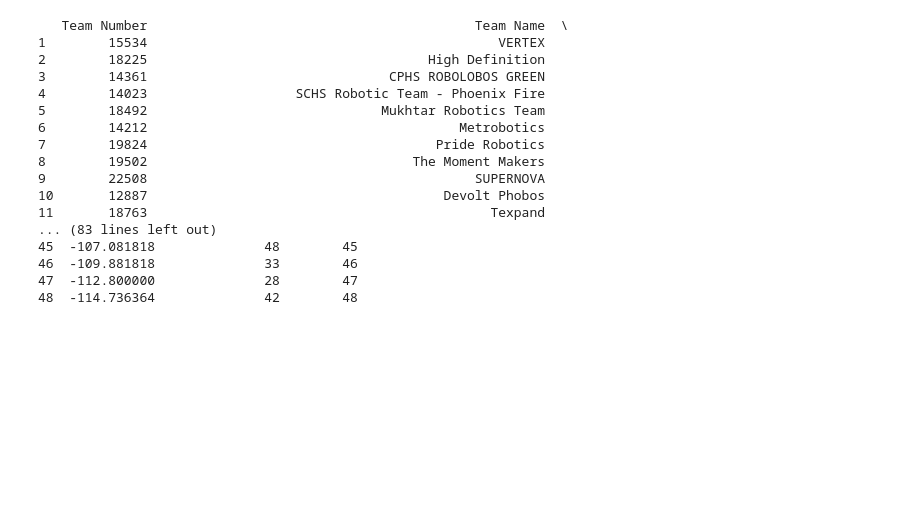
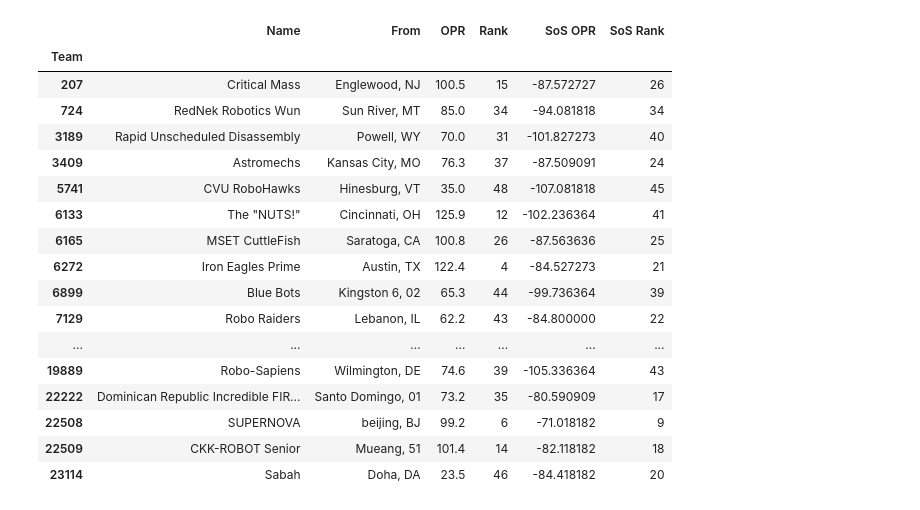
Before and after one commit to adurvasula35/worlds-2023-analysis, a Jupyter notebook: World's Cope.ipynb, the cells around one changed output. Cells and saved outputs as stored; diff of their text form; code cells hidden in the pictures; blank space fills up the shorter version.

```diff
--- a/World's Cope.ipynb
+++ b/World's Cope.ipynb
@@ -99,33 +7,10 @@ average_opr_dict = sorted(average_opr_dict.items(), key=lambda x:x[1], reverse =
-# %%
-# Full Rankings OPR Dict
-
-ranked_average_opr_dict = dict()
-count = 0
-rank = 1
-for team in average_opr_dict:
-    team_list = list()
-    team_list = [team[0], number_to_name[team[0]][0], average_opr_dict[count][1], placement_rankings[team[0]], rank]
-    ranked_average_opr_dict[str(rank)] = team_list
-    rank += 1
-    count += 1
-pretty_ranked_average_opr_dict = pd.DataFrame.from_dict(ranked_average_opr_dict, orient = "index")
-pretty_ranked_average_opr_dict.columns = ["Team Number", "Team Name", "Average OPR", "Final Placement", "OPR Rank"]
-print(pretty_ranked_average_opr_dict)
-# %% [output]
-   Team Number                                          Team Name  \
-1        15534                                             VERTEX
-2        18225                                    High Definition
-3        14361                               CPHS ROBOLOBOS GREEN
-4        14023                   SCHS Robotic Team - Phoenix Fire
-5        18492                              Mukhtar Robotics Team
-6        14212                                        Metrobotics
-7        19824                                     Pride Robotics
-8        19502                                  The Moment Makers
-9        22508                                          SUPERNOVA
-10       12887                                      Devolt Phobos
-11       18763                                            Texpand
-... (83 lines left out)
-45  -107.081818              48        45
-46  -109.881818              33        46
-47  -112.800000              28        47
-48  -114.736364              42        48
+# %%
+# CSVs to Dataframes
+
+team_data = pd.read_csv("opr_by_team.csv", index_col= "Team")
+team_data = team_data.join(pd.read_csv("number_to_name.csv", index_col = "Number"))
+team_data = team_data.join(pd.read_csv("placement_rankings.csv", index_col = "Team"))
+team_data.rename(columns={"Team OPRs": "OPR"}, inplace=True)
+order = ["Name", "From", "OPR", "Rank"]
+team_data = team_data[order]
+matches = pd.read_csv("matches.csv", index_col = "Match Number")
@@ -132,2 +38,28 @@ print(pretty_ranked_average_opr_dict)
+# %%
+# Add Strength of Schedule and SOS Rank to team_data
+team_data["SoS OPR"] = team_data.index.to_series().apply(calc_sos, args=(matches, team_data))
+team_data.sort_values("SoS OPR", ascending = False, inplace = True)
+team_data["SoS Rank"] = np.arange(1, len(team_data) + 1)
+team_data.sort_values("Team", inplace = True)
+team_data
+# %% [output]
+|  | Name | From | OPR | Rank | SoS OPR | SoS Rank |
+| Team |  |  |  |  |  |  |
+| 207 | Critical Mass | Englewood, NJ | 100.5 | 15 | -87.572727 | 26 |
+| 724 | RedNek Robotics Wun | Sun River, MT | 85.0 | 34 | -94.081818 | 34 |
+| 3189 | Rapid Unscheduled Disassembly | Powell, WY | 70.0 | 31 | -101.827273 | 40 |
+| 3409 | Astromechs | Kansas City, MO | 76.3 | 37 | -87.509091 | 24 |
+| 5741 | CVU RoboHawks | Hinesburg, VT | 35.0 | 48 | -107.081818 | 45 |
+| 6133 | The "NUTS!" | Cincinnati, OH | 125.9 | 12 | -102.236364 | 41 |
+| 6165 | MSET CuttleFish | Saratoga, CA | 100.8 | 26 | -87.563636 | 25 |
+| 6272 | Iron Eagles Prime | Austin, TX | 122.4 | 4 | -84.527273 | 21 |
+| 6899 | Blue Bots | Kingston 6, 02 | 65.3 | 44 | -99.736364 | 39 |
+| 7129 | Robo Raiders | Lebanon, IL | 62.2 | 43 | -84.800000 | 22 |
+| ... | ... | ... | ... | ... | ... | ... |
+| 19889 | Robo-Sapiens | Wilmington, DE | 74.6 | 39 | -105.336364 | 43 |
+| 22222 | Dominican Republic Incredible FIR... | Santo Domingo, 01 | 73.2 | 35 | -80.590909 | 17 |
+| 22508 | SUPERNOVA | beijing, BJ | 99.2 | 6 | -71.018182 | 9 |
+| 22509 | CKK-ROBOT Senior | Mueang, 51 | 101.4 | 14 | -82.118182 | 18 |
+| 23114 | Sabah | Doha, DA | 23.5 | 46 | -84.418182 | 20 |
 # %%
 # Plotting Data
```
Also changed, not shown: parts of 12 cells of this notebook, 2 other files.
